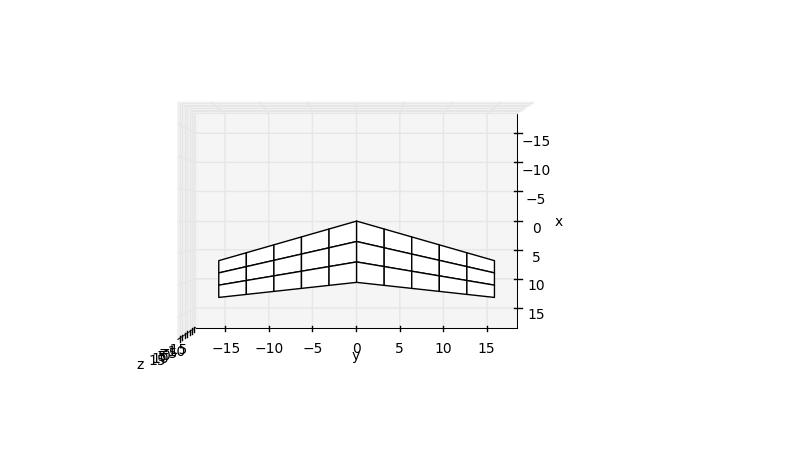
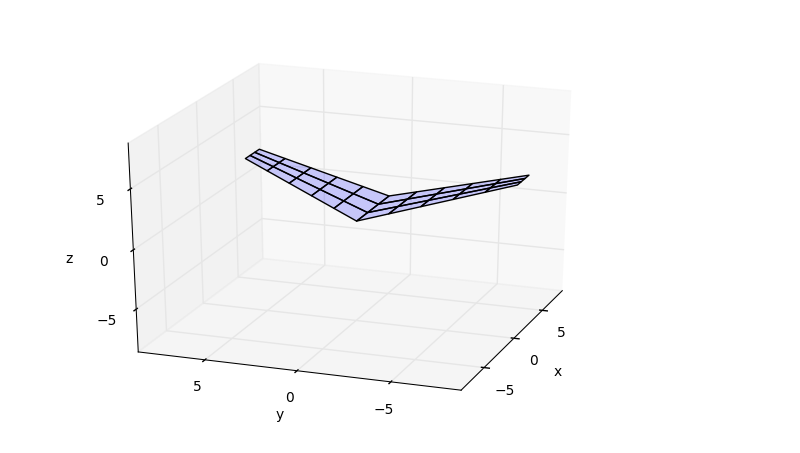
Before and after one commit to partmor/ezaero, a Jupyter notebook: aero.ipynb, the cells around one changed output. Drawn from its saved outputs; the diff is of its cells as text; code cells hidden in the pictures.

Commit message:
wing and vortex panels (x,y,z) defined (and plotted)

```diff
--- a/aero.ipynb
+++ b/aero.ipynb
@@ -9,15 +9,15 @@ from fun_lib import *
 # %%
-bp = 30
+bp = 15
 m, n = 3, 10
 T = 20*np.pi/180
-delta = 0*np.pi/180
-c_r, c_t = 10, 6
+delta = 20*np.pi/180
+c_r, c_t = 5, 2
 U_i = 100
 dt = 0.1
 alpha = 5*np.pi/180
 # %%
-X,Y,Z = wing_panel_geo(bp, T, delta, c_r, c_t, m, n)
+X,Y,Z = wing_panels(bp, T, delta, c_r, c_t, m, n)
 # %%
-plot_wing_panels(X,Y,Z,90,0);
+plot_panels(X,Y,Z);
 # %% [output]
-[figure, old version]
+[figure, new version]
```
Also changed, not shown: parts of 5 cells of this notebook, 1 other file.
